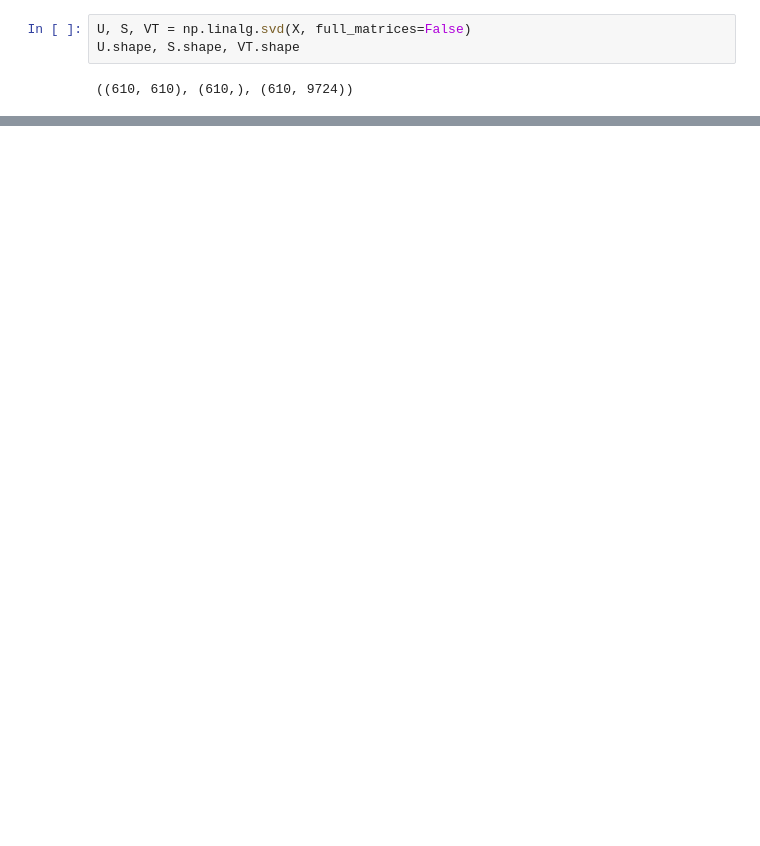
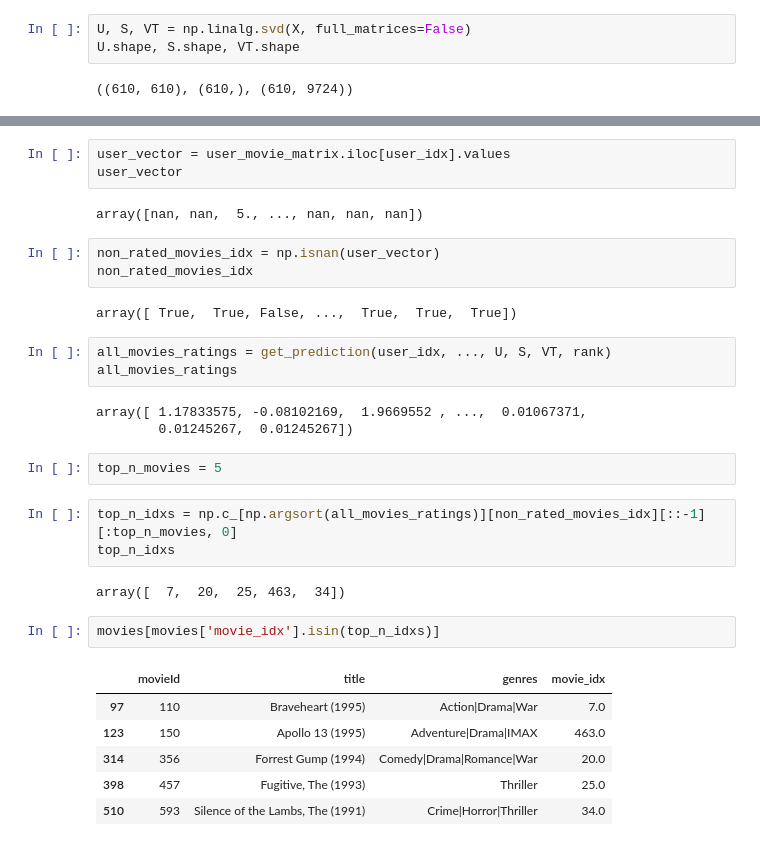
Before and after one commit to NishantBaheti/Recommendation-Systems, a Jupyter notebook: notebooks/svd.ipynb, the cells around one changed output, grey strips where cells are left out. Cells and saved outputs as stored; diff of their text form; blank space fills up the shorter version.

```diff
--- a/notebooks/svd.ipynb
+++ b/notebooks/svd.ipynb
@@ -91,0 +188,32 @@ plt.show()
+# %%
+user_vector = user_movie_matrix.iloc[user_idx].values
+user_vector
+# %% [output]
+array([nan, nan,  5., ..., nan, nan, nan])
+# %%
+non_rated_movies_idx = np.isnan(user_vector)
+non_rated_movies_idx
+# %% [output]
+array([ True,  True, False, ...,  True,  True,  True])
+# %%
+all_movies_ratings = get_prediction(user_idx, ..., U, S, VT, rank)
+all_movies_ratings
+# %% [output]
+array([ 1.17833575, -0.08102169,  1.9669552 , ...,  0.01067371,
+        0.01245267,  0.01245267])
+# %%
+top_n_movies = 5
+# %%
+top_n_idxs = np.c_[np.argsort(all_movies_ratings)][non_rated_movies_idx][::-1][:top_n_movies, 0]
+top_n_idxs
+# %% [output]
+array([  7,  20,  25, 463,  34])
+# %%
+movies[movies['movie_idx'].isin(top_n_idxs)]
+# %% [output]
+|  | movieId | title | genres | movie_idx |
+| 97 | 110 | Braveheart (1995) | Action|Drama|War | 7.0 |
+| 123 | 150 | Apollo 13 (1995) | Adventure|Drama|IMAX | 463.0 |
+| 314 | 356 | Forrest Gump (1994) | Comedy|Drama|Romance|War | 20.0 |
+| 398 | 457 | Fugitive, The (1993) | Thriller | 25.0 |
+| 510 | 593 | Silence of the Lambs, The (1991) | Crime|Horror|Thriller | 34.0 |
```
Also changed, not shown: parts of 25 cells of this notebook.
